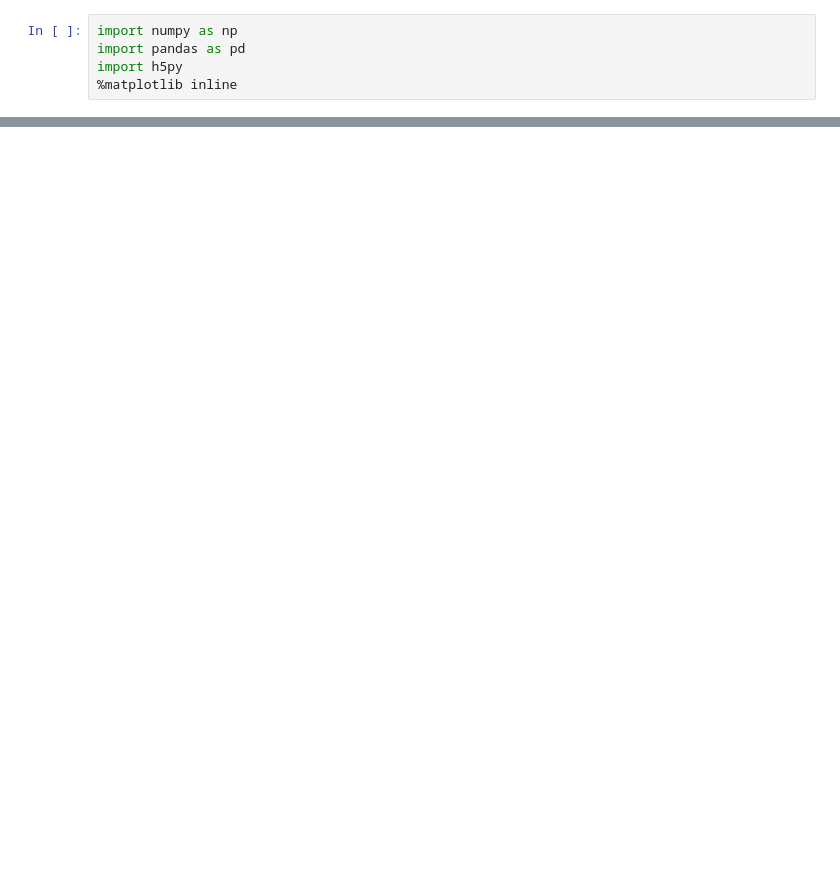
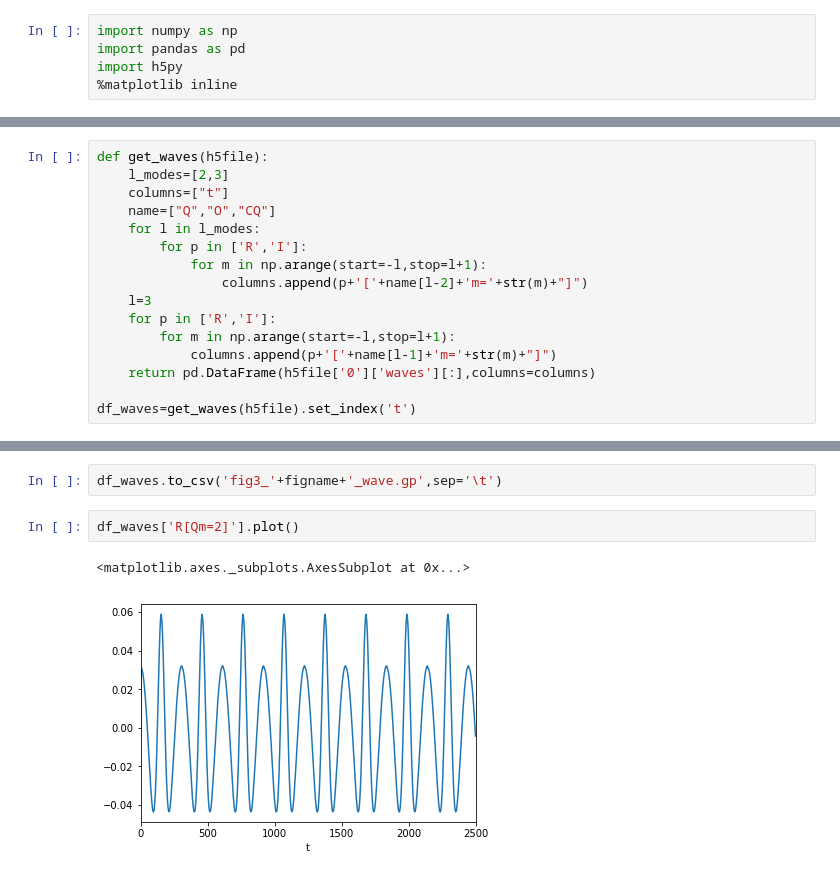
Before and after one commit to pablogalaviz/PostNewton3BP, a Jupyter notebook: utils/Analysis.ipynb, the cells around one changed output, grey strips where cells are left out. Saved outputs shown, nothing was run; the diff lists cells and outputs as text; blank space fills up the shorter version.

```diff
--- a/utils/Analysis.ipynb
+++ b/utils/Analysis.ipynb
@@ -8,3 +9,19 @@ h5file=h5py.File("/Users/pablo/Development/PostNewton3BP/exe/TB_Test/output.h5")
+# %%
+def get_waves(h5file):
+    l_modes=[2,3]
+    columns=["t"]
+    name=["Q","O","CQ"]
+    for l in l_modes:
+        for p in ['R','I']:
+            for m in np.arange(start=-l,stop=l+1):
+                columns.append(p+'['+name[l-2]+'m='+str(m)+"]")
+    l=3
+    for p in ['R','I']:
+        for m in np.arange(start=-l,stop=l+1):
+            columns.append(p+'['+name[l-1]+'m='+str(m)+"]")
+    return pd.DataFrame(h5file['0']['waves'][:],columns=columns)
+
+df_waves=get_waves(h5file).set_index('t')
 # %%
 def get_dynamic_variable(h5file, dataset):
     Np=h5file['0'][dataset].attrs['np'][0]
@@ -78,0 +66,7 @@ h5file['0']['position'].attrs['dim'][0]
+# %%
+df_waves.to_csv('fig3_'+figname+'_wave.gp',sep='\t')
+# %%
+df_waves['R[Qm=2]'].plot()
+# %% [output]
+<matplotlib.axes._subplots.AxesSubplot at 0x...>
+[figure, added]
```
Also changed, not shown: parts of 10 cells of this notebook, 5 other files.
